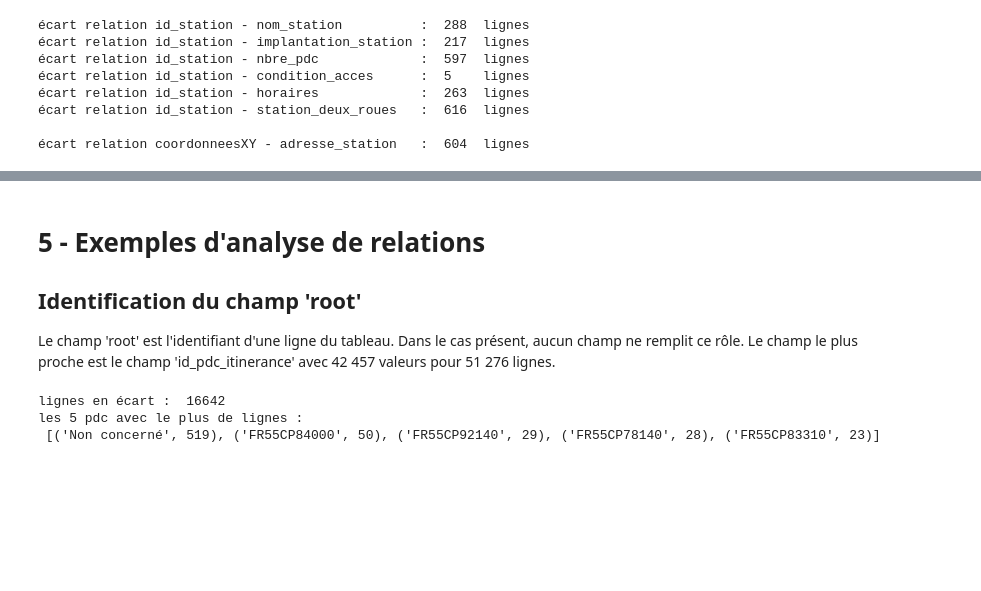
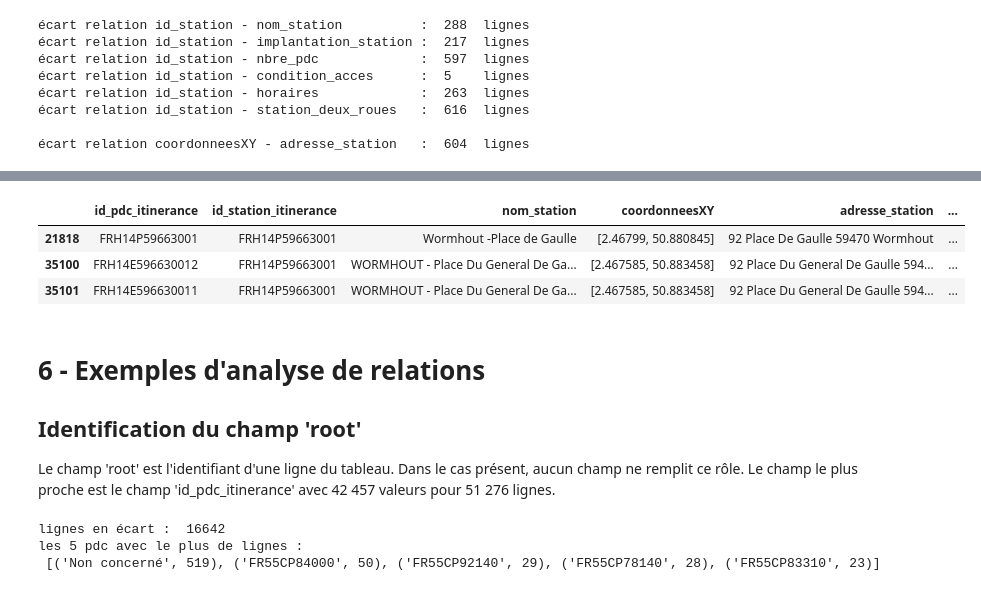
Before and after one commit to loco-philippe/Environmental-Sensing, a Jupyter notebook: python/Validation/irve/test_IRVE-v2.ipynb, the cells around one changed output, grey strips where cells are left out. Drawn from its saved outputs; the diff is of its cells as text; code cells hidden in the pictures; blank space fills up the shorter version.

```diff
--- a/python/Validation/irve/test_IRVE-v2.ipynb
+++ b/python/Validation/irve/test_IRVE-v2.ipynb
@@ -178,5 +297,15 @@ print('écart relation coordonneesXY - adresse_station   : ',len(ecart_adr), ' l
+# %%
+FRH14P59663001 = data2[data2.id_station_itinerance == 'FRH14P59663001']
+FRH14P59663001.loc[:, ('id_pdc_itinerance', 'id_station_itinerance', 'nom_station', 'coordonneesXY', 'adresse_station',
+                          'contact_operateur', 'nom_enseigne', 'implantation_station', 'nbre_pdc', 'horaires',
+                          'condition_acces', 'station_deux_roues')]
+# %% [output]
+|  | id_pdc_itinerance | id_station_itinerance | nom_station | coordonneesXY | adresse_station | ... |
+| 21818 | FRH14P59663001 | FRH14P59663001 | Wormhout -Place de Gaulle | [2.46799, 50.880845] | 92 Place De Gaulle 59470 Wormhout | ... |
+| 35100 | FRH14E596630012 | FRH14P59663001 | WORMHOUT - Place Du General De Ga... | [2.467585, 50.883458] | 92 Place Du General De Gaulle 594... | ... |
+| 35101 | FRH14E596630011 | FRH14P59663001 | WORMHOUT - Place Du General De Ga... | [2.467585, 50.883458] | 92 Place Du General De Gaulle 594... | ... |
 # %% [markdown]
-# 5 - Exemples d'analyse de relations
+# 6 - Exemples d'analyse de relations
 ## Identification du champ 'root'
 Le champ 'root' est l'identifiant d'une ligne du tableau. Dans le cas présent, aucun champ ne remplit ce rôle. Le champ le plus proche est le champ 'id_pdc_itinerance' avec 42 457 valeurs pour 51 276 lignes.
 # %%
```
Also changed, not shown: parts of 8 cells of this notebook, 5 other files.
